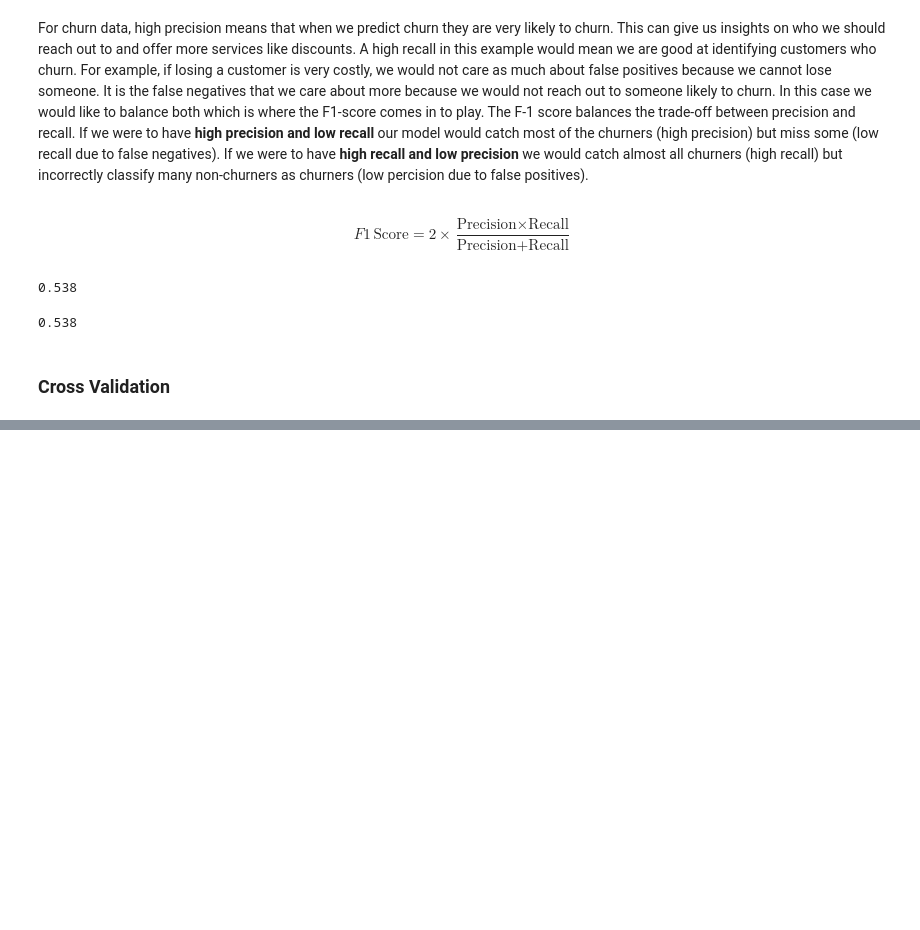
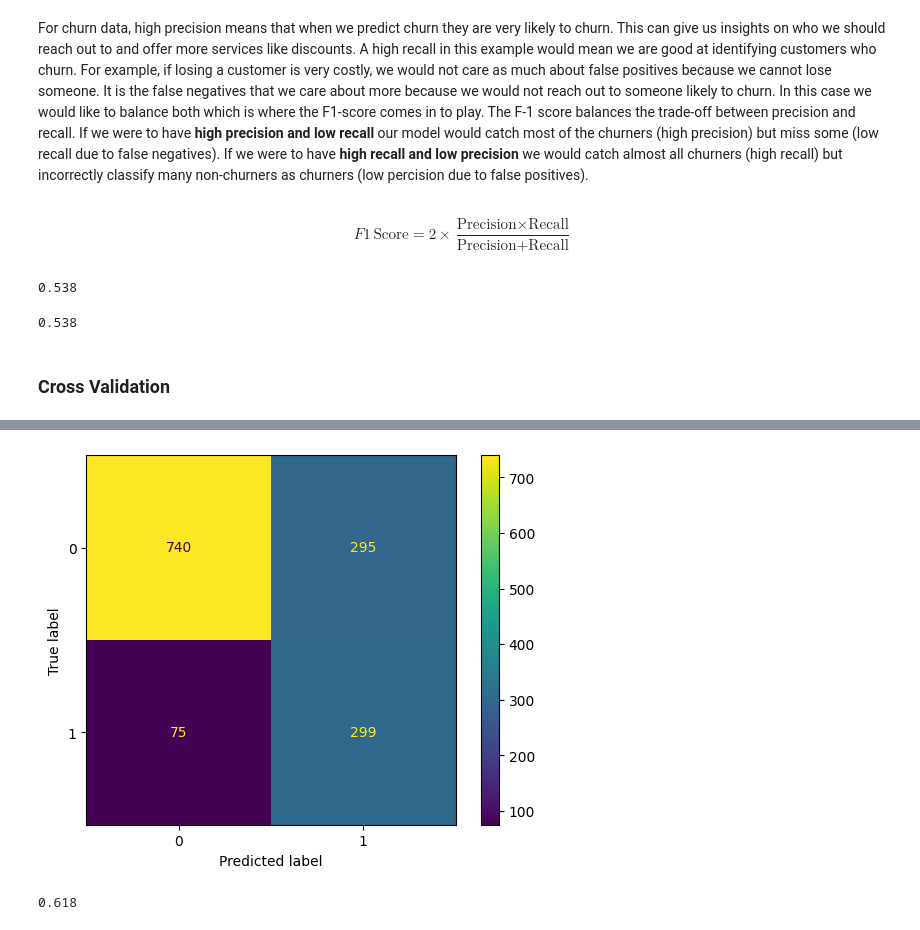
Before and after one commit to ryslipe/xgboost_practice, a Jupyter notebook: notebook/01_load_and_validate_raw_data.ipynb, the cells around one changed output, grey strips where cells are left out. Saved outputs shown, nothing was run; the diff lists cells and outputs as text; code cells hidden in the pictures; blank space fills up the shorter version.

Commit message:
cross validation of model

```diff
--- a/notebook/01_load_and_validate_raw_data.ipynb
+++ b/notebook/01_load_and_validate_raw_data.ipynb
@@ -357 +358,10 @@ Things we will optimize:
 + lambda - ridge regression penalty
+# %%
+# set up param grid
+param_grid = {
+    'max_depth': [4, 5],
+    'learning_rate': [0.01, 0.2, 0.3],
+    'gamma' : [0, 0.25, 0.5],
+    'reg_lambda': [1, 10, 100],
+    'scale_pos_weight': [3, 5]
+}
@@ -357,0 +370,15 @@ Things we will optimize:
+# %%
+# perform grid search
+grid_search = GridSearchCV(
+    estimator=xgb.XGBClassifier(objective='binary:logistic', eval_metric = 'aucpr', seed=42,
+                                 subsample = 0.9, colsample_bytree = 0.75),
+                                 param_grid=param_grid,
+                                 scoring='roc_auc',
+                                 verbose=2,
+                                 n_jobs=10,
+                                 cv = 5
+)
+
+grid_search.fit(X_train, y_train,
+            eval_set = [(X_val, y_val)],
+            verbose = False)
@@ -357,0 +411,16 @@ Things we will optimize:
+# %%
+model_2 = xgb.XGBClassifier(objective='binary:logistic',
+                            gamma = 0.5,
+                            learning_rate = 0.01,
+                            max_depth = 5,
+                            reg_lambda = 1,
+                            scale_pos_weight = 3,
+                            subsample = 0.9,
+                            colsample_bytree = 0.75,
+                            early_stopping_rounds = 10,
+                            eval_metric = 'aucpr',
+                            seed = 42)
+
+model_2.fit(X_train, y_train,
+            eval_set = [(X_val, y_val)],
+            verbose = False)
@@ -357,0 +439,12 @@ Things we will optimize:
+# %%
+# create confusion matrix plot
+ConfusionMatrixDisplay.from_estimator(model_2, X_test, y_test)
+plt.show()
+# %% [output]
+[figure, added]
+# %%
+y_pred = model_2.predict(X_test)
+f1_sklearn = f1_score(y_test, y_pred)
+print(f'{f1_sklearn:.3f}')
+# %% [output]
+0.618
```
Also changed, not shown: parts of 9 cells of this notebook.
